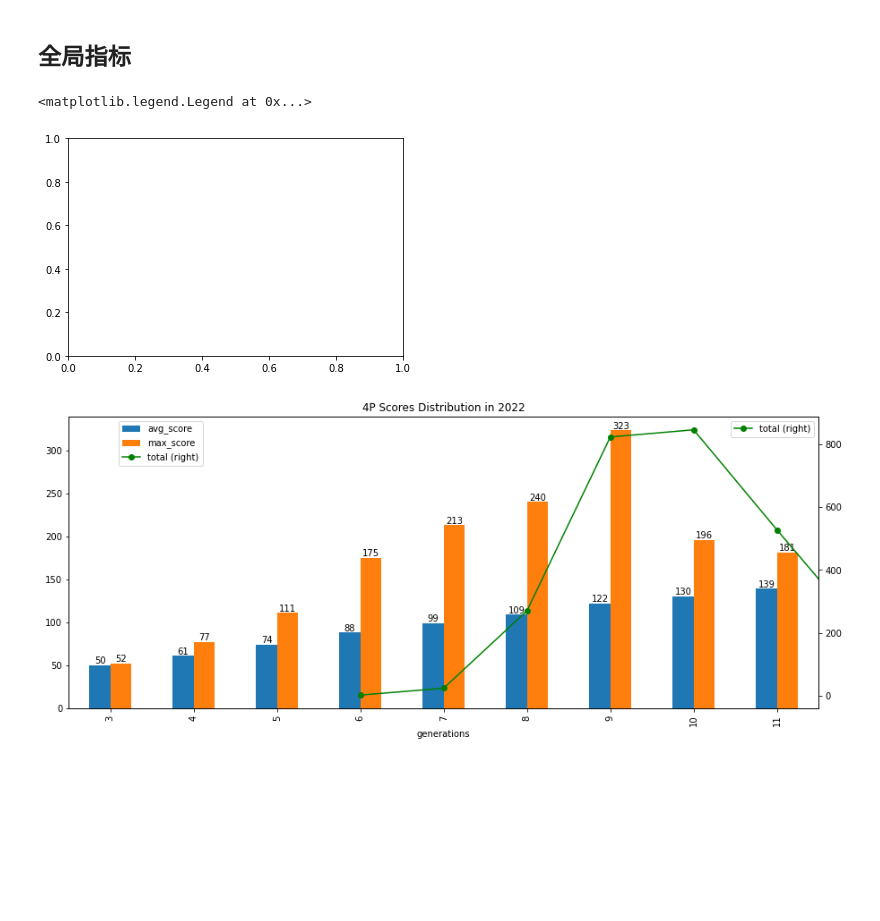
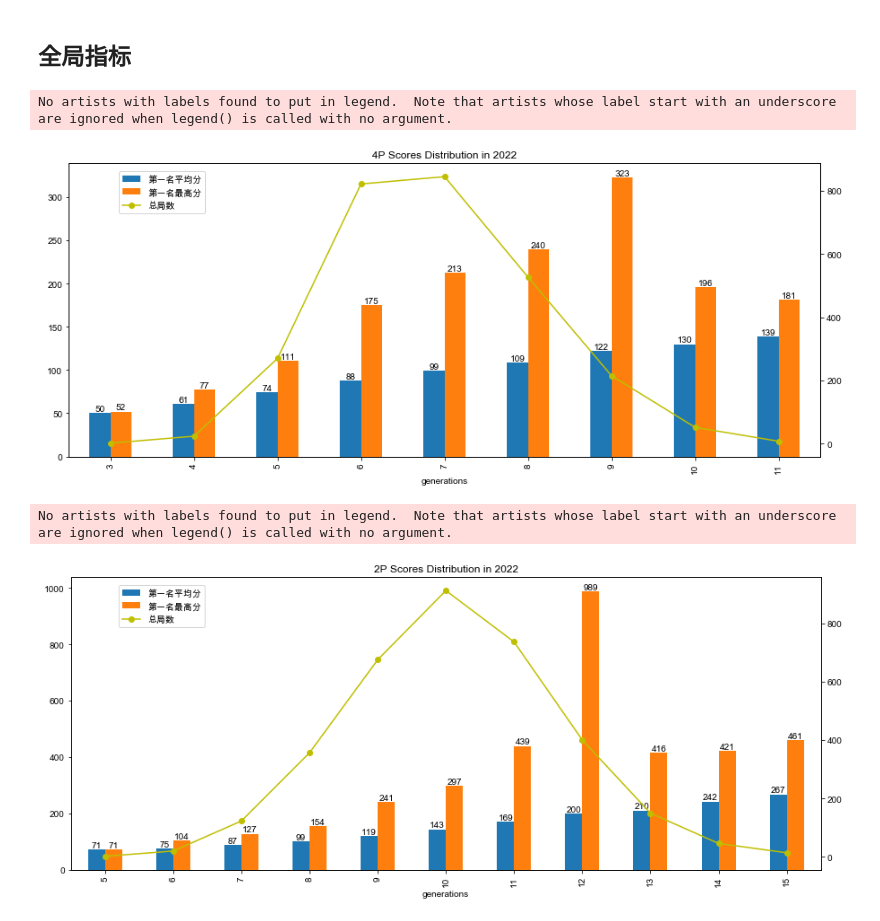
Before and after one commit to Ender-Wiggin2019/tfm-summary, a Jupyter notebook: generate_data_2022.ipynb, the cells around one changed output. Drawn from its saved outputs; the diff is of its cells as text; code cells hidden in the pictures; blank space fills up the shorter version.

```diff
--- a/generate_data_2022.ipynb
+++ b/generate_data_2022.ipynb
@@ -14,6 +14,8 @@ import hashlib
 import pgOperation
 from sqlalchemy.types import VARCHAR, Float, Integer, Date, Numeric
 pd.options.mode.chained_assignment = None
+
+plt.rcParams['font.sans-serif'] = ['Arial Unicode MS']
 # %%
 cnx = sqlite3.connect('./game.db')
 ana = sqlite3.connect('./game_analysis.db')
@@ -200,29 +242,61 @@ ana.execute("drop table if exists dim_prelude;")
 # %%
 sql = """
         select generations,
             round(avg(playerScore), 0) as avg_score,
             count(generations)         as total,
             max(playerScore)           as max_score
         from ods_game_results
         where createtime between '2021-08-26' and '2022-12-30'
         and rank = 1
         and corporation2 <> ''
         and players = 4
         group by generations;
 """
 df = pd.read_sql_query(sql, con = ana)
 df.set_index('generations', inplace = True)
 ax = df.plot(y = ['avg_score', 'max_score'], kind = 'bar', figsize = (15, 6), title = '4P Scores Distribution in 2022')
 ax2 = ax.twinx()
-df.plot(y = 'total', kind = 'line', ax = ax2, color = 'g', marker = 'o', secondary_y = True)
+df.plot(y = 'total', kind = 'line', ax = ax2, color = 'y', marker = 'o', use_index=False, secondary_y=True)
+# ax.set_xticklabels(df.index)
 for container in ax.containers:
     ax.bar_label(container)
 
-ax.legend().remove(); ax2.legend().remove(); plt.gcf().legend(loc=(0.10, 0.80))
-# L = ax.legend()
-# L.get_texts()[0].set_text('Average Score')
-# L.get_texts()[1].set_text('Best Score')
+ax.legend().remove(); ax2.legend().remove();
+L = plt.gcf().legend(loc=(0.10, 0.80))
+L.get_texts()[0].set_text('第一名平均分')
+L.get_texts()[1].set_text('第一名最高分')
+L.get_texts()[2].set_text('总局数')
 # %% [output]
-<matplotlib.legend.Legend at 0x...>
+No artists with labels found to put in legend.  Note that artists whose label start with an underscore are ignored when legend() is called with no argument.
-[figure, old version]
+[figure, new version]
-[figure, removed]
+# %%
+sql = """
+        select generations,
+            round(avg(playerScore), 0) as avg_score,
+            count(generations)         as total,
+            max(playerScore)           as max_score
+        from ods_game_results
+        where createtime between '2021-08-26' and '2022-12-30'
+        and rank = 1
+        and corporation2 <> ''
+        and players = 2
+        and generations <= 15
+        group by generations;
+"""
+df = pd.read_sql_query(sql, con = ana)
+df.set_index('generations', inplace = True)
+ax = df.plot(y = ['avg_score', 'max_score'], kind = 'bar', figsize = (15, 6), title = '2P Scores Distribution in 2022')
+ax2 = ax.twinx()
+df.plot(y = 'total', kind = 'line', ax = ax2, color = 'y', marker = 'o', use_index=False, secondary_y=True)
+# ax.set_xticklabels(df.index)
+for container in ax.containers:
+    ax.bar_label(container)
+
+ax.legend().remove(); ax2.legend().remove();
+L = plt.gcf().legend(loc=(0.10, 0.80))
+L.get_texts()[0].set_text('第一名平均分')
+L.get_texts()[1].set_text('第一名最高分')
+L.get_texts()[2].set_text('总局数')
+# %% [output]
+No artists with labels found to put in legend.  Note that artists whose label start with an underscore are ignored when legend() is called with no argument.
+[figure, added]
```
Also changed, not shown: parts of 11 cells of this notebook, 40 other files.
